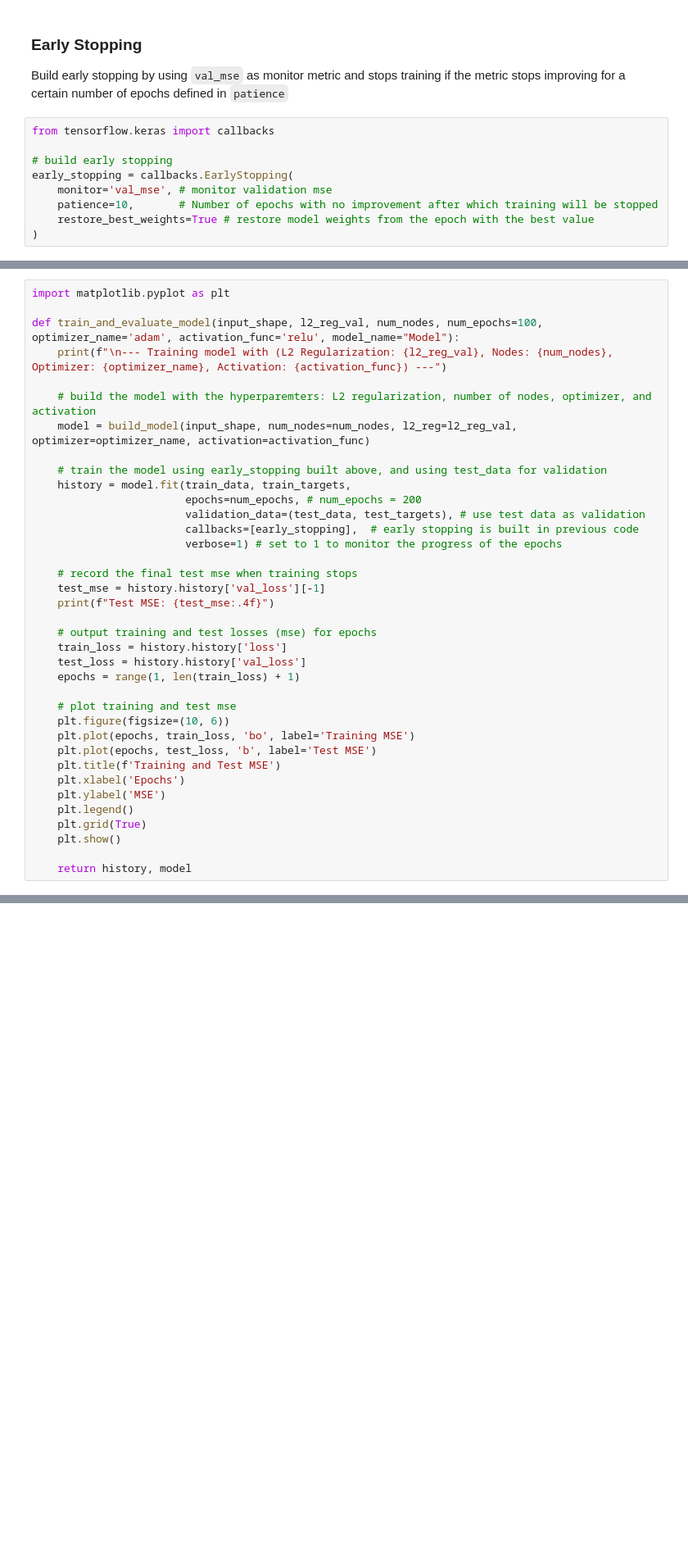
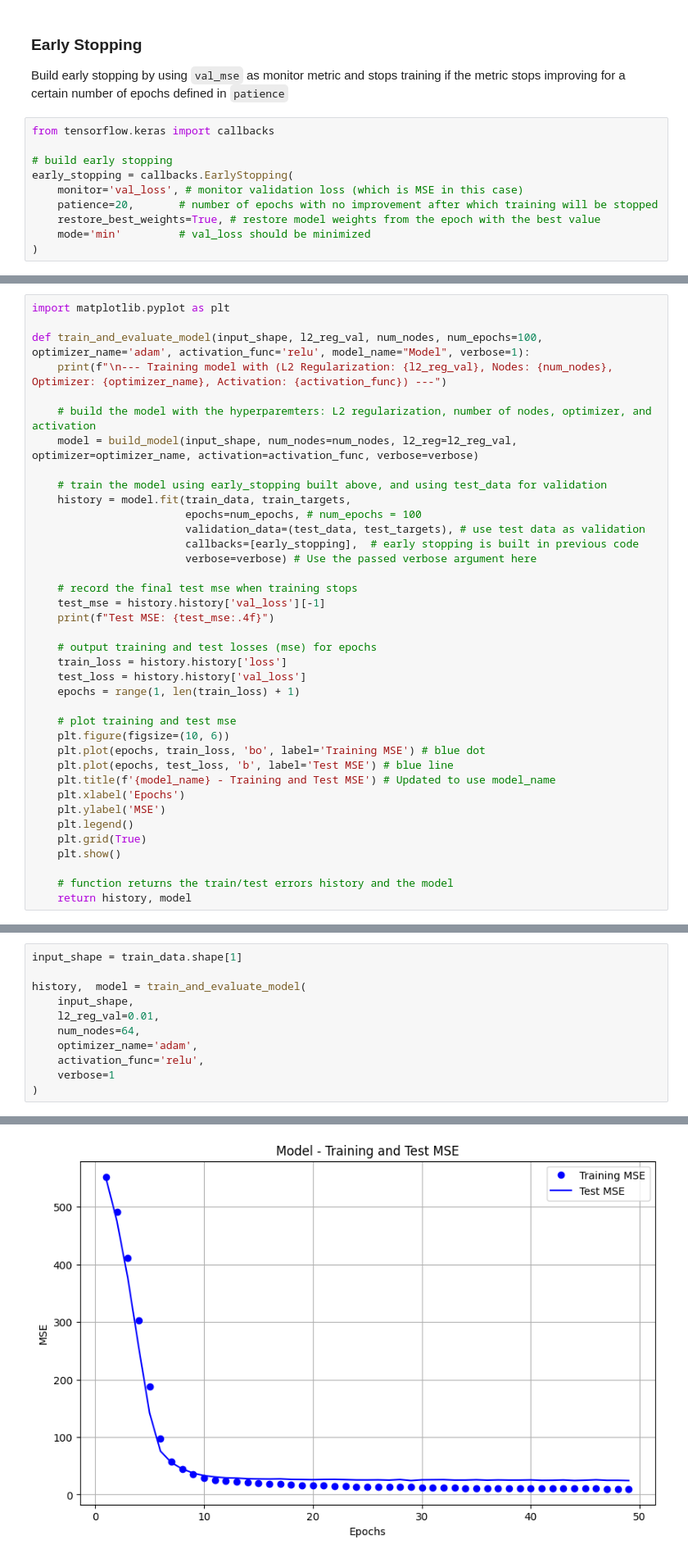
Before and after one commit to mw1296/DSAN5300, a Jupyter notebook: labs/lab-W10-Keras-OPTIONAL-BONUS/lab.ipynb, the cells around one changed output, grey strips where cells are left out. Shown at 82% size. Drawn from its saved outputs; the diff is of its cells as text; blank space fills up the shorter version.

```diff
--- a/labs/lab-W10-Keras-OPTIONAL-BONUS/lab.ipynb
+++ b/labs/lab-W10-Keras-OPTIONAL-BONUS/lab.ipynb
@@ -155,8 +156,9 @@ from tensorflow.keras import callbacks
 
 # build early stopping
 early_stopping = callbacks.EarlyStopping(
-    monitor='val_mse', # monitor validation mse
-    patience=10,       # Number of epochs with no improvement after which training will be stopped
-    restore_best_weights=True # restore model weights from the epoch with the best value
+    monitor='val_loss', # monitor validation loss (which is MSE in this case)
+    patience=20,       # number of epochs with no improvement after which training will be stopped
+    restore_best_weights=True, # restore model weights from the epoch with the best value
+    mode='min'         # val_loss should be minimized
 )
 # %% [markdown]
@@ -165,18 +167,18 @@ Build train_test_evaluate_model to return train/test errors and plots
 # %%
 import matplotlib.pyplot as plt
 
-def train_and_evaluate_model(input_shape, l2_reg_val, num_nodes, num_epochs=100, optimizer_name='adam', activation_func='relu', model_name="Model"):
+def train_and_evaluate_model(input_shape, l2_reg_val, num_nodes, num_epochs=100, optimizer_name='adam', activation_func='relu', model_name="Model", verbose=1):
     print(f"\n--- Training model with (L2 Regularization: {l2_reg_val}, Nodes: {num_nodes}, Optimizer: {optimizer_name}, Activation: {activation_func}) ---")
 
     # build the model with the hyperparemters: L2 regularization, number of nodes, optimizer, and activation
-    model = build_model(input_shape, num_nodes=num_nodes, l2_reg=l2_reg_val, optimizer=optimizer_name, activation=activation_func)
+    model = build_model(input_shape, num_nodes=num_nodes, l2_reg=l2_reg_val, optimizer=optimizer_name, activation=activation_func, verbose=verbose)
 
     # train the model using early_stopping built above, and using test_data for validation
     history = model.fit(train_data, train_targets,
-                        epochs=num_epochs, # num_epochs = 200
+                        epochs=num_epochs, # num_epochs = 100
                         validation_data=(test_data, test_targets), # use test data as validation
                         callbacks=[early_stopping],  # early stopping is built in previous code
-                        verbose=1) # set to 1 to monitor the progress of the epochs
+                        verbose=verbose) # Use the passed verbose argument here
 
     # record the final test mse when training stops
     test_mse = history.history['val_loss'][-1]
@@ -189,13 +191,14 @@ def train_and_evaluate_model(input_shape, l2_reg_val, num_nodes, num_epochs=100,
 
     # plot training and test mse
     plt.figure(figsize=(10, 6))
-    plt.plot(epochs, train_loss, 'bo', label='Training MSE')
-    plt.plot(epochs, test_loss, 'b', label='Test MSE')
-    plt.title(f'Training and Test MSE')
+    plt.plot(epochs, train_loss, 'bo', label='Training MSE') # blue dot
+    plt.plot(epochs, test_loss, 'b', label='Test MSE') # blue line
+    plt.title(f'{model_name} - Training and Test MSE') # Updated to use model_name
     plt.xlabel('Epochs')
     plt.ylabel('MSE')
     plt.legend()
     plt.grid(True)
     plt.show()
 
+    # function returns the train/test errors history and the model
     return history, model
@@ -204,0 +211,12 @@ Instead of manual, here we are using a random search of parameters grid
+# %%
+input_shape = train_data.shape[1]
+
+history,  model = train_and_evaluate_model(
+    input_shape,
+    l2_reg_val=0.01,
+    num_nodes=64,
+    optimizer_name='adam',
+    activation_func='relu',
+    verbose=1
+)
+# %% [output]
@@ -204,0 +240 @@ Instead of manual, here we are using a random search of parameters grid
+[figure, added]
```
Also changed, not shown: parts of 22 cells of this notebook, 5 other files.
